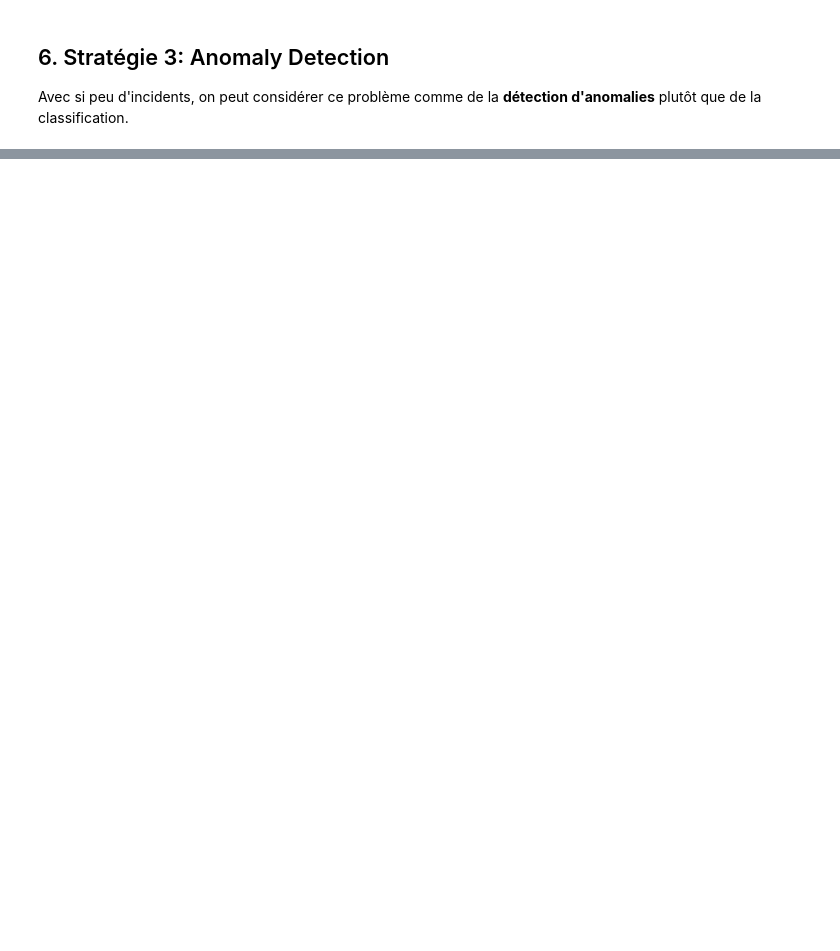
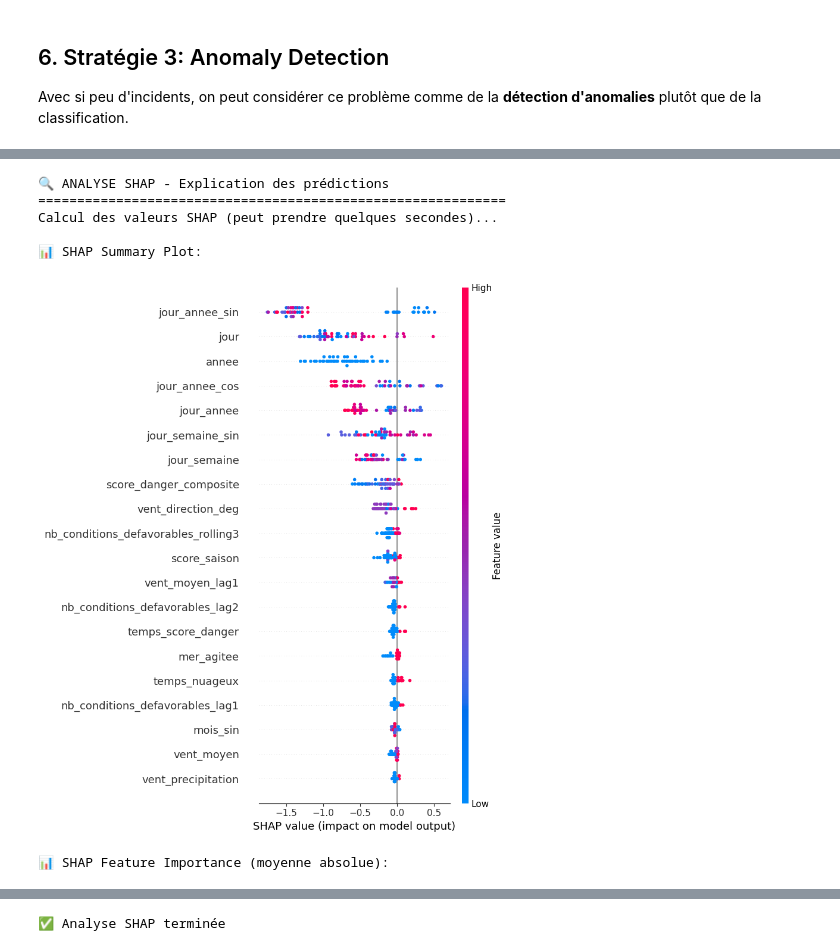
Before and after one commit to Henintsoaaa/cfim, a Jupyter notebook: final/notebook/model.ipynb, the cells around one changed output, grey strips where cells are left out. Cells and saved outputs as stored; diff of their text form; code cells hidden in the pictures; blank space fills up the shorter version.

```diff
--- a/final/notebook/model.ipynb
+++ b/final/notebook/model.ipynb
@@ -558,0 +1269,52 @@ Logistic Regression   0.25  0.323232   0.175000 0.933333  0.294737 0.529365
+# %%
+# 8.2 SHAP Values (Interprétabilité avancée)
+print("🔍 ANALYSE SHAP - Explication des prédictions")
+print("=" * 60)
+
+try:
+    import shap
+
+    # Créer l'explainer pour le meilleur modèle (XGBoost ou RF)
+    print("Calcul des valeurs SHAP (peut prendre quelques secondes)...")
+
+    # Utiliser XGBoost pour SHAP (plus rapide)
+    explainer = shap.TreeExplainer(best_xgb)
+
+    # Calculer les SHAP values sur un échantillon du test
+    sample_size = min(50, len(X_test_scaled))
+    X_test_sample = X_test_scaled[:sample_size]
+    shap_values = explainer.shap_values(X_test_sample)
+
+    # Summary plot
+    print("\n📊 SHAP Summary Plot:")
+    plt.figure(figsize=(10, 8))
+    shap.summary_plot(shap_values, X_test_sample,
+                      feature_names=feature_cols,
+                      show=False, max_display=20)
+    plt.tight_layout()
+    plt.show()
+
+    # Bar plot des importances moyennes
+    print("\n📊 SHAP Feature Importance (moyenne absolue):")
+    plt.figure(figsize=(10, 6))
+    shap.summary_plot(shap_values, X_test_sample,
+                      feature_names=feature_cols,
+                      plot_type='bar', show=False, max_display=15)
+    plt.tight_layout()
+    plt.show()
+
+    print("✅ Analyse SHAP terminée")
+
+except ImportError:
+    print("⚠️ SHAP non installé. Installez avec: pip install shap")
+except Exception as e:
+    print(f"⚠️ Erreur SHAP: {e}")
+    print("   Continuons avec les autres analyses...")
+# %% [output]
+🔍 ANALYSE SHAP - Explication des prédictions
+============================================================
+Calcul des valeurs SHAP (peut prendre quelques secondes)...
+
+📊 SHAP Summary Plot:
+[figure, added]
+📊 SHAP Feature Importance (moyenne absolue):
@@ -559,3 +1322,4 @@ Logistic Regression   0.25  0.323232   0.175000 0.933333  0.294737 0.529365
+✅ Analyse SHAP terminée
 # %%
 # 7.2 Visualisation comparative
 print("\n📈 VISUALISATION DES PERFORMANCES")
```
Also changed, not shown: parts of 26 cells of this notebook, 9 other files.
